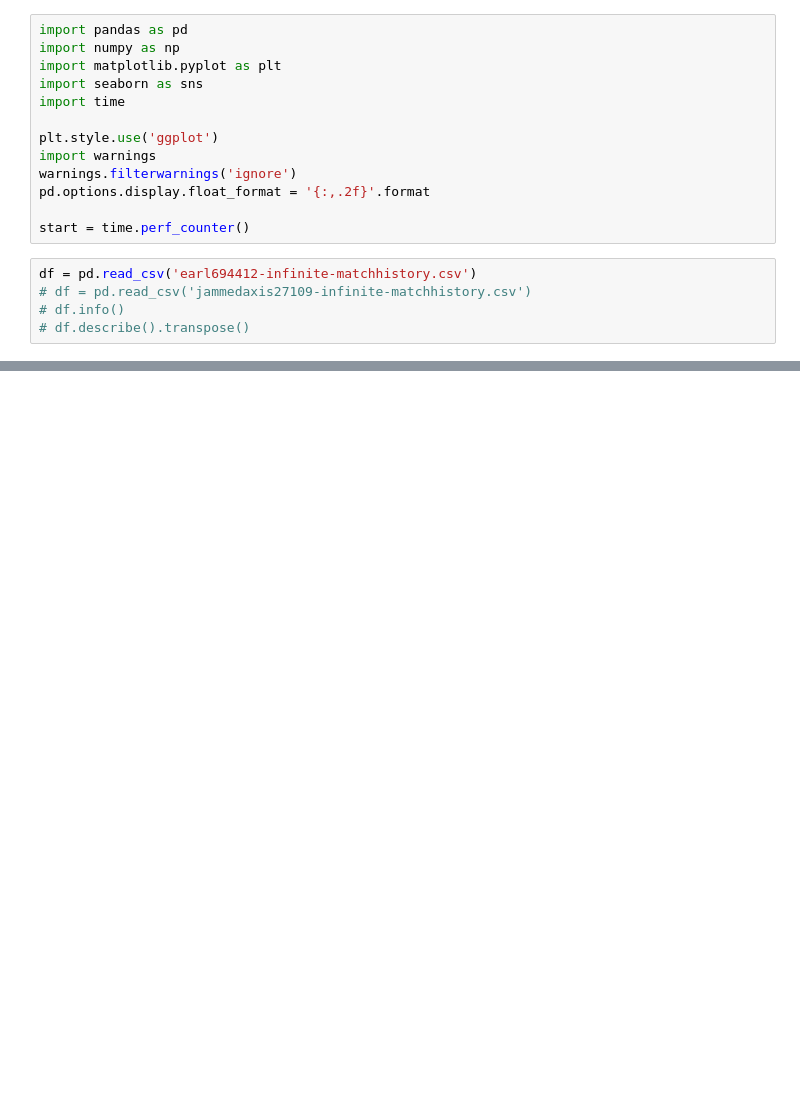
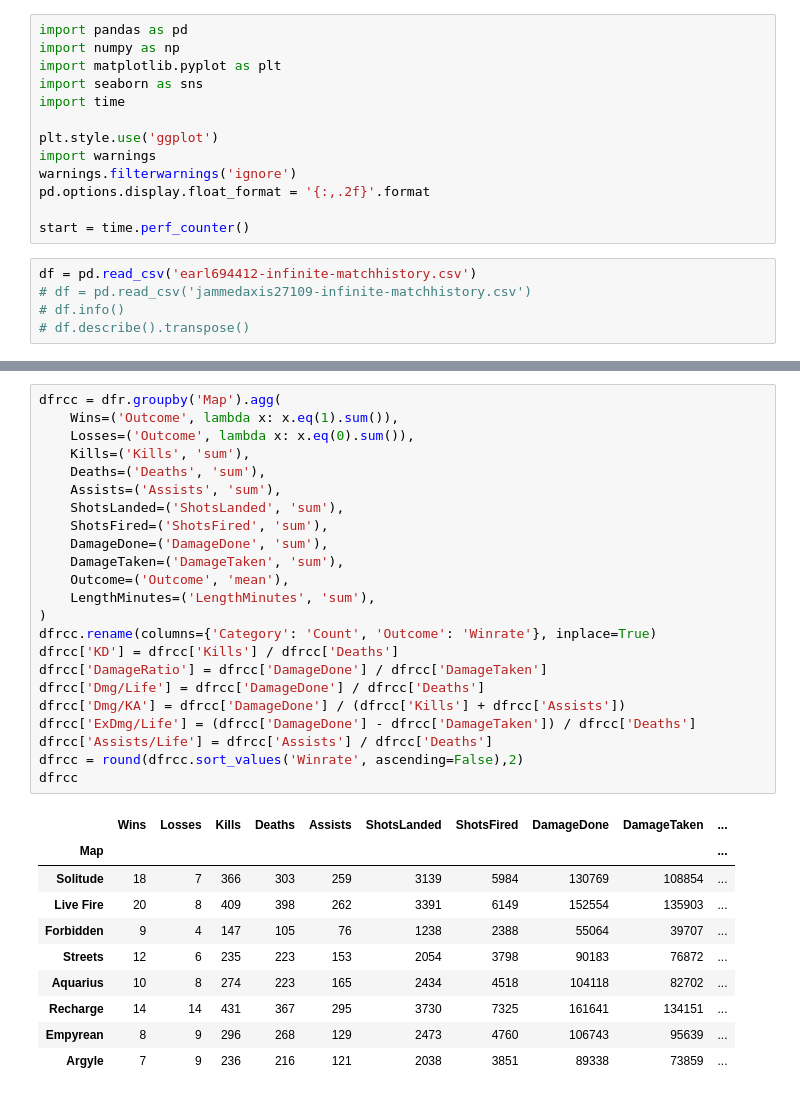
Before and after one commit to palmerac/Halo, a Jupyter notebook: haloNS.ipynb, the cells around one changed output, grey strips where cells are left out. Drawn from its saved outputs; the diff is of its cells as text; blank space fills up the shorter version.

```diff
--- a/haloNS.ipynb
+++ b/haloNS.ipynb
@@ -219 +221,35 @@ dfrcc
+# %%
+dfrcc = dfr.groupby('Map').agg(
+    Wins=('Outcome', lambda x: x.eq(1).sum()),
+    Losses=('Outcome', lambda x: x.eq(0).sum()),
+    Kills=('Kills', 'sum'),
+    Deaths=('Deaths', 'sum'),
+    Assists=('Assists', 'sum'),
+    ShotsLanded=('ShotsLanded', 'sum'),
+    ShotsFired=('ShotsFired', 'sum'),
+    DamageDone=('DamageDone', 'sum'),
+    DamageTaken=('DamageTaken', 'sum'),
+    Outcome=('Outcome', 'mean'),
+    LengthMinutes=('LengthMinutes', 'sum'),
+)
+dfrcc.rename(columns={'Category': 'Count', 'Outcome': 'Winrate'}, inplace=True)
+dfrcc['KD'] = dfrcc['Kills'] / dfrcc['Deaths']
+dfrcc['DamageRatio'] = dfrcc['DamageDone'] / dfrcc['DamageTaken']
+dfrcc['Dmg/Life'] = dfrcc['DamageDone'] / dfrcc['Deaths']
+dfrcc['Dmg/KA'] = dfrcc['DamageDone'] / (dfrcc['Kills'] + dfrcc['Assists'])
+dfrcc['ExDmg/Life'] = (dfrcc['DamageDone'] - dfrcc['DamageTaken']) / dfrcc['Deaths']
+dfrcc['Assists/Life'] = dfrcc['Assists'] / dfrcc['Deaths']
+dfrcc = round(dfrcc.sort_values('Winrate', ascending=False),2)
+dfrcc
+# %% [output]
+|  | Wins | Losses | Kills | Deaths | Assists | ShotsLanded | ShotsFired | DamageDone | DamageTaken | ... |
+| Map |  |  |  |  |  |  |  |  |  | ... |
+| Solitude | 18 | 7 | 366 | 303 | 259 | 3139 | 5984 | 130769 | 108854 | ... |
+| Live Fire | 20 | 8 | 409 | 398 | 262 | 3391 | 6149 | 152554 | 135903 | ... |
+| Forbidden | 9 | 4 | 147 | 105 | 76 | 1238 | 2388 | 55064 | 39707 | ... |
+| Streets | 12 | 6 | 235 | 223 | 153 | 2054 | 3798 | 90183 | 76872 | ... |
+| Aquarius | 10 | 8 | 274 | 223 | 165 | 2434 | 4518 | 104118 | 82702 | ... |
+| Recharge | 14 | 14 | 431 | 367 | 295 | 3730 | 7325 | 161641 | 134151 | ... |
+| Empyrean | 8 | 9 | 296 | 268 | 129 | 2473 | 4760 | 106743 | 95639 | ... |
+| Argyle | 7 | 9 | 236 | 216 | 121 | 2038 | 3851 | 89338 | 73859 | ... |
 # %%
```
Also changed, not shown: parts of 12 cells of this notebook, 14 other files.
